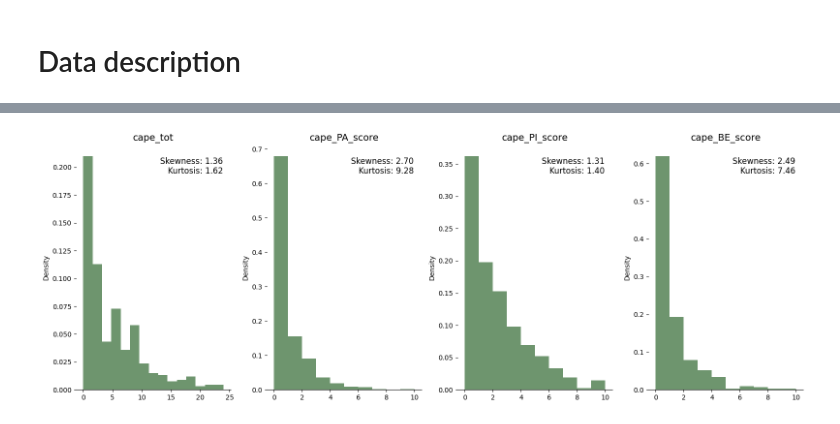
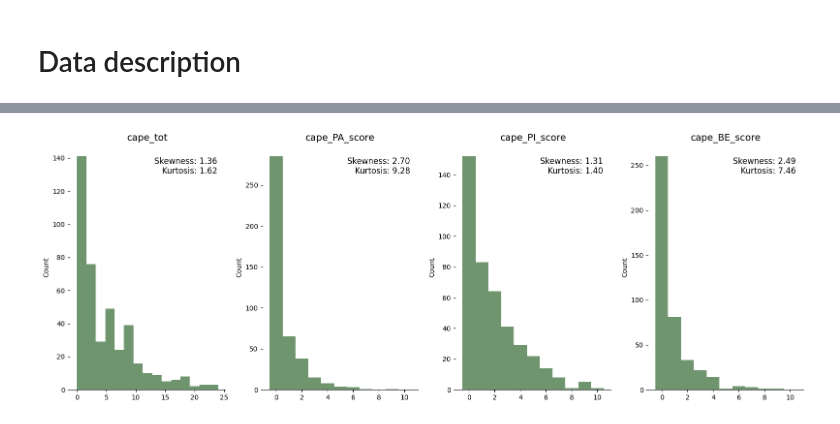
Before and after one commit to angeloodr/INPD-neuroimage-cape, a Jupyter notebook: code/organizing_dataset.ipynb, the cells around one changed output, grey strips where cells are left out. Saved outputs shown, nothing was run; the diff lists cells and outputs as text; code cells hidden in the pictures.

```diff
--- a/code/organizing_dataset.ipynb
+++ b/code/organizing_dataset.ipynb
@@ -643,50 +636,36 @@ for indexx, var in enumerate(['cape_tot', 'cape_PA_score', 'cape_PI_score', 'cap
 
     # Para variáveis contínuas, calcular a média e o desvio padrão
     mean = np.mean(data)
     std = np.std(data)
 
     # Escolher número de bins e obter os limites de cada intervalo
     # Plotar o histograma usando os bins calculados
     if var == 'cape_tot':
-        plt.hist(data, bins=15, density=True, alpha=0.6, color="#0d4f0d", label='Histogram')
+        plt.hist(data, bins=15, density=False, alpha=0.6, color="#0d4f0d", label='Histogram')
     else:
-        plt.hist(data, bins=[0,1,2,3,4,5,6,7,8,9,10], density=True, alpha=0.6, color="#0d4f0d", label='Histogram')
+        # scores are integers 0-10, using bin edges that center on each value
+        bins = np.arange(-0.5, 11.5, 1)
+        plt.hist(data, bins=bins, density=False, alpha=0.6, color="#0d4f0d", label='Histogram')
 
     plt.title(f'{var}', fontsize=14)
-
-    # Desenhar a curva normal aproximada para referência
-    # x = np.linspace(bins[0], bins[-1], 200)
-    # p = norm.pdf(x, mean, std)
-    # plt.plot(x, p, 'k', linewidth=1.5, alpha=0.9)
 
     # Calcular skewness (assimetria) e kurtosis (curtose)
     skewness = skew(data)
     kurt = kurtosis(data)
 
     # Adicionar os valores de skewness e kurtosis no plot
     plt.text(0.95, 0.95, f'Skewness: {skewness:.2f}\nKurtosis: {kurt:.2f}',
                 transform=plt.gca().transAxes, fontsize=12, verticalalignment='top', horizontalalignment='right')
 
-    # Set x ticks to bin edges (or a subsample if too many)
-    # if len(bins) <= 20:
-    #     tick_locs = bins
-    # else:
-    #     step = max(1, len(bins)//15)
-    #     tick_locs = bins[::step]
-
-    # Format tick labels (remove trailing zeros)
-    # tick_labels = [f"{t:.2f}".rstrip('0').rstrip('.') for t in tick_locs]
-    # plt.xticks(tick_locs, tick_labels, rotation=45)
-
     # Style adjustments
     plt.gca().spines['left'].set_visible(False)
     plt.gca().spines['right'].set_visible(False)
     plt.gca().spines['top'].set_visible(False)
     plt.gca().spines['bottom'].set_visible(True)
-    plt.ylabel('Density')
+    plt.ylabel('Count')
 
 # Ajustar o layout para evitar sobreposição
 plt.tight_layout(rect=[0, 0, 1, 0.97])  # Deixar espaço no topo para os títulos
 plt.show()
 # %% [output]
-[figure, old version]
+[figure, new version]
```
Also changed, not shown: parts of 6 cells of this notebook, 1 other file.
